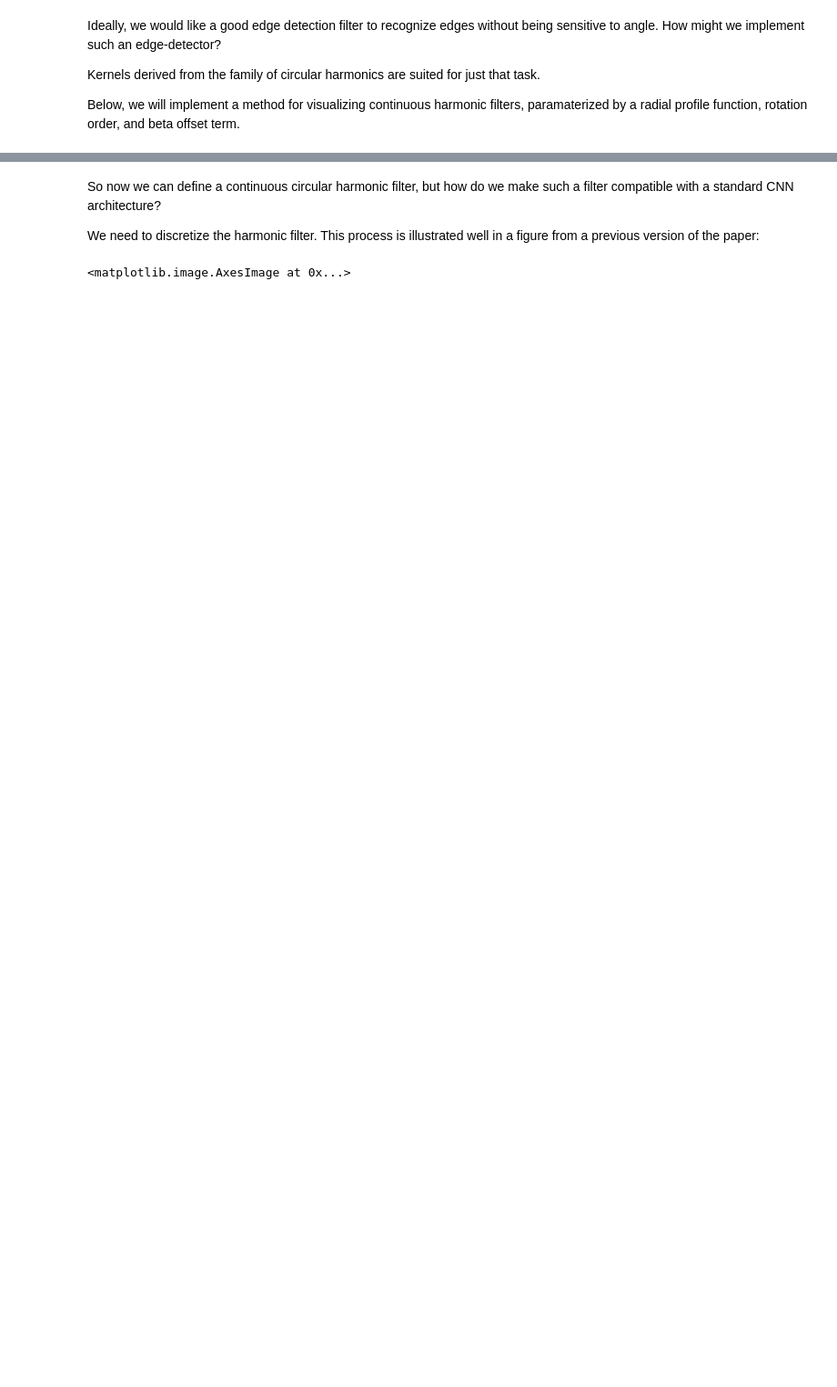
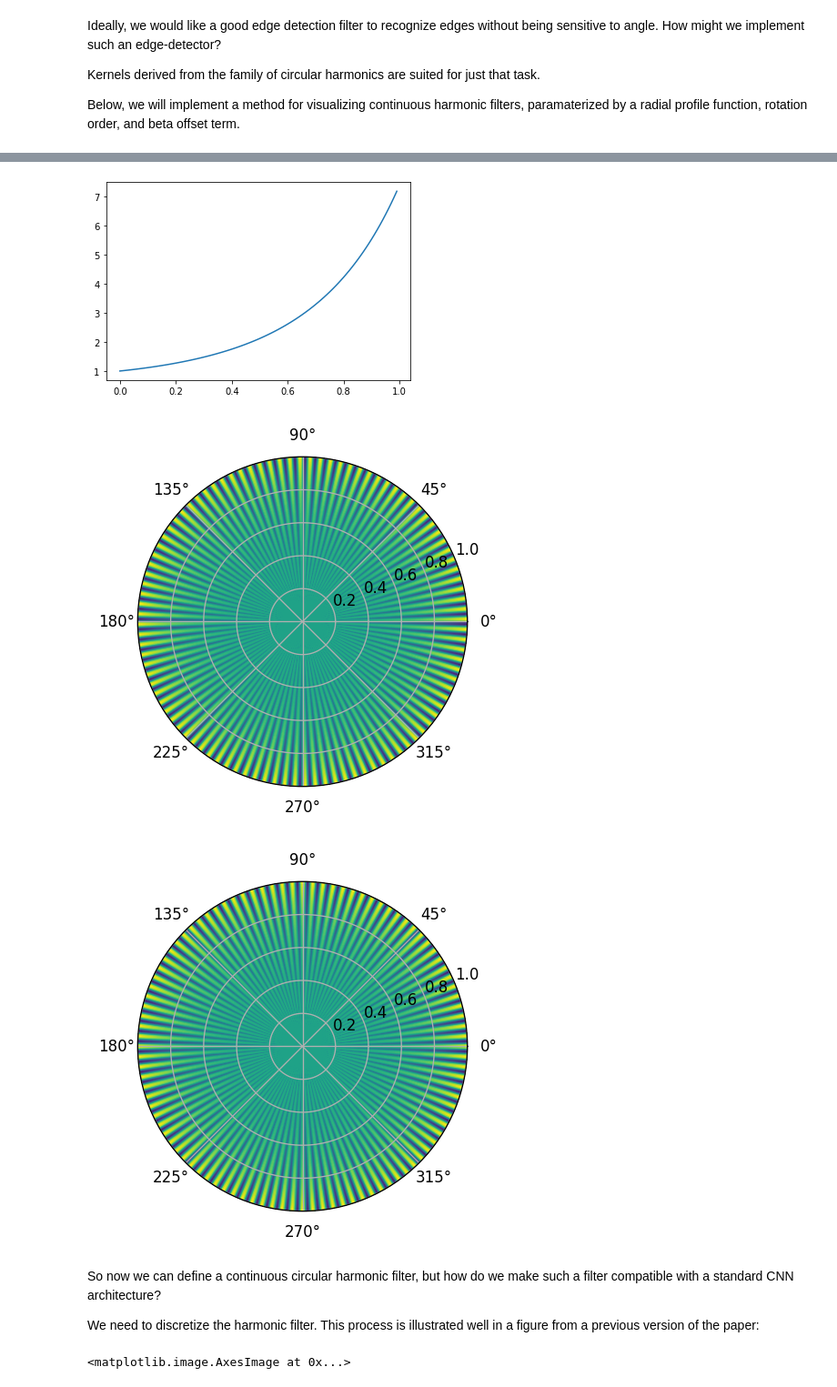
Before and after one commit to UMT-CSCI-591-Deep-Learning-2022/HNET_exercises, a Jupyter notebook: HNET.ipynb, the cells around one changed output, grey strips where cells are left out. Shown at 91% size. Drawn from its saved outputs; the diff is of its cells as text; code cells hidden in the pictures; blank space fills up the shorter version.

```diff
--- a/HNET.ipynb
+++ b/HNET.ipynb
@@ -120,3 +117,10 @@ visualize_polar_filter(R, 1, 0)
+# %%
+visualize_radial_profile(R)
+visualize_polar_filter(R, 100, 0)
+# %% [output]
+[figure, added]
+[figure, added]
+[figure, added]
 # %% [markdown]
 So now we can define a continuous circular harmonic filter, but how do we make such a filter compatible with a standard CNN architecture?
 
```
Also changed, not shown: parts of 9 cells of this notebook.
